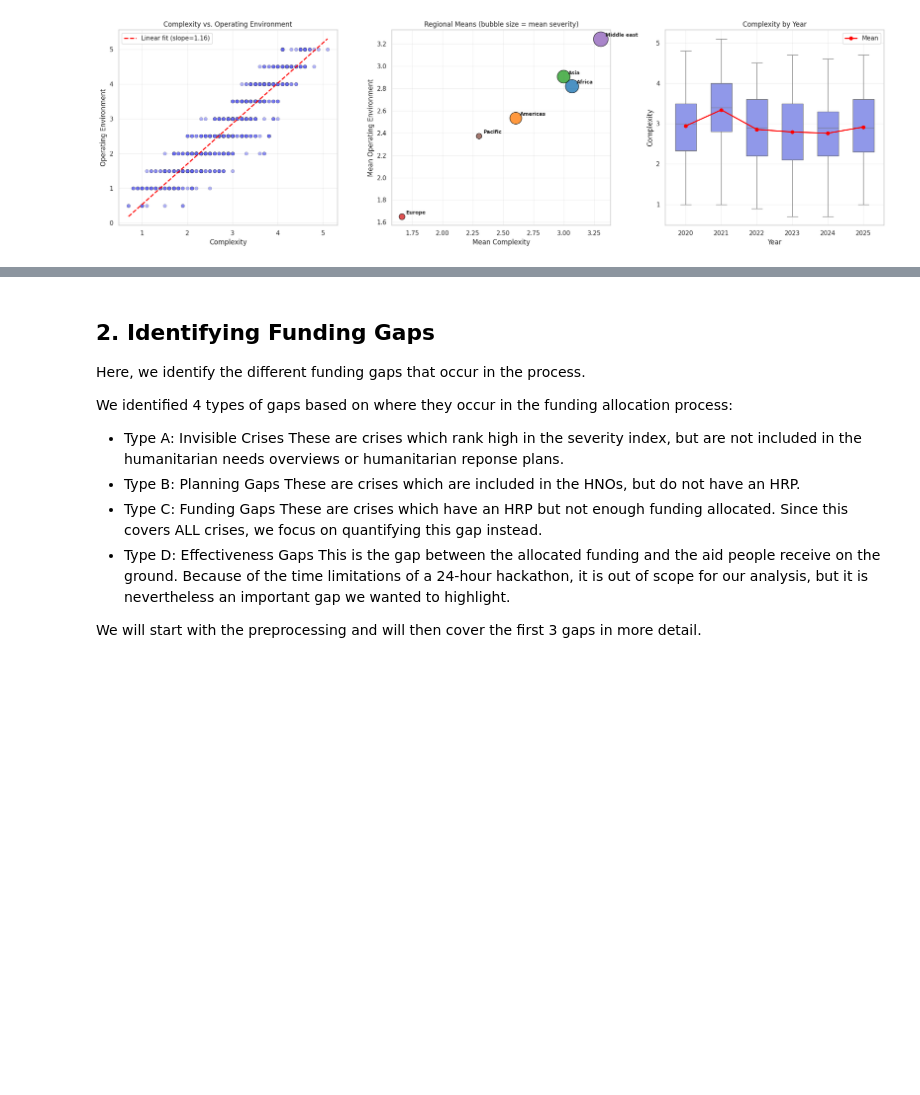
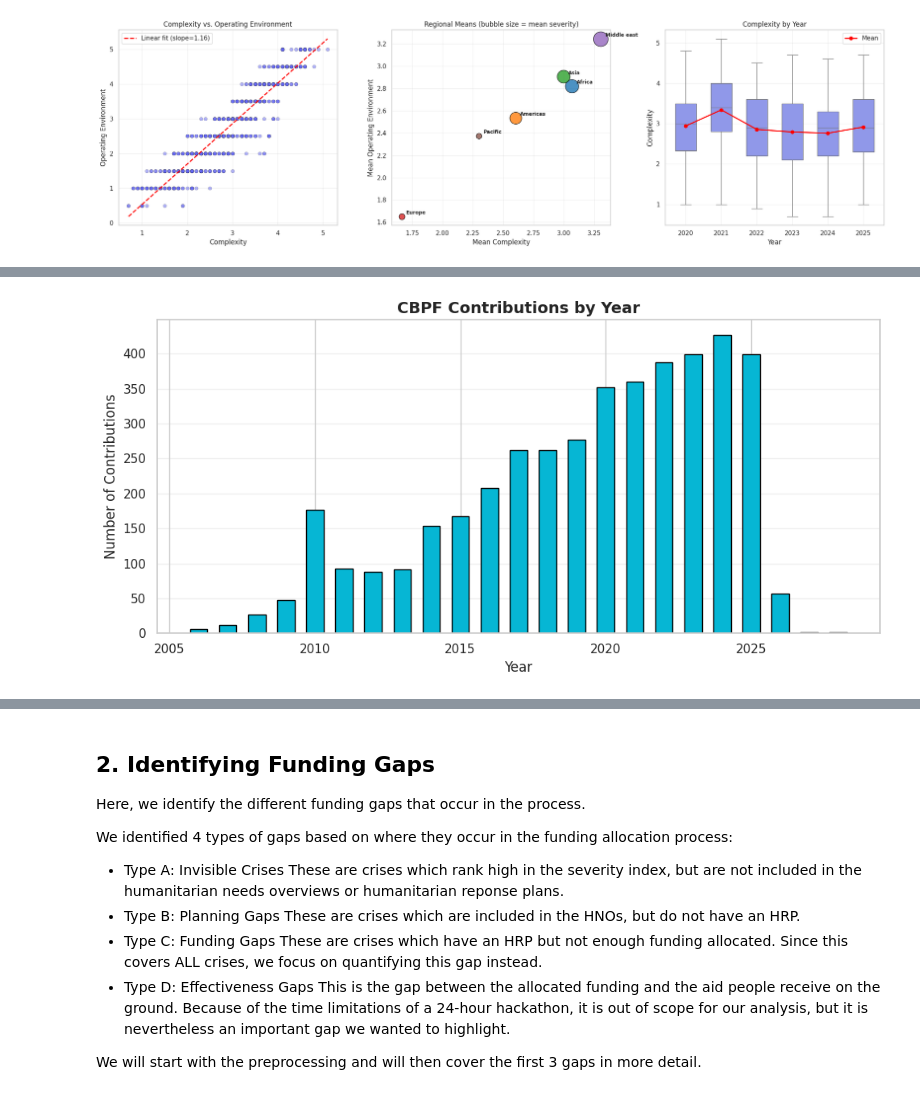
Before and after one commit to USER-397X/OCHA, a Jupyter notebook: stroopwafel.ipynb, the cells around one changed output, grey strips where cells are left out. Cells and saved outputs as stored; diff of their text form; code cells hidden in the pictures; blank space fills up the shorter version.

```diff
--- a/stroopwafel.ipynb
+++ b/stroopwafel.ipynb
@@ -390,0 +459,24 @@ plt.show()
+# %%
+# CBPF (Country-Based Pooled Funds) - Contributions over time
+cbpf_raw = pd.read_csv(DATA_DIR / "Data_ Country Based Pooled Funds (CBPF) - Contributions.csv", low_memory=False)
+cbpf = cbpf_raw.copy()
+
+# Check for funding column
+if 'Contribution Amount(USD)' in cbpf.columns:
+    cbpf['Contribution Amount(USD)'] = pd.to_numeric(cbpf['Contribution Amount(USD)'], errors='coerce')
+    cbpf_by_year = cbpf.groupby('FiscalYear')['Contribution Amount(USD)'].sum() / 1e9
+    ylabel = 'Billions USD'
+else:
+    cbpf_by_year = cbpf.groupby('FiscalYear').size()
+    ylabel = 'Number of Contributions'
+
+fig, ax = plt.subplots(figsize=(10, 5))
+ax.bar(cbpf_by_year.index, cbpf_by_year.values, color='#06b6d4', edgecolor='black', width=0.6)
+ax.set_title('CBPF Contributions by Year', fontsize=14, fontweight='bold')
+ax.set_xlabel('Year')
+ax.set_ylabel(ylabel)
+ax.grid(True, alpha=0.3, axis='y')
+plt.tight_layout()
+plt.show()
+# %% [output]
+[figure, added]
```
Also changed, not shown: parts of 25 cells of this notebook.
